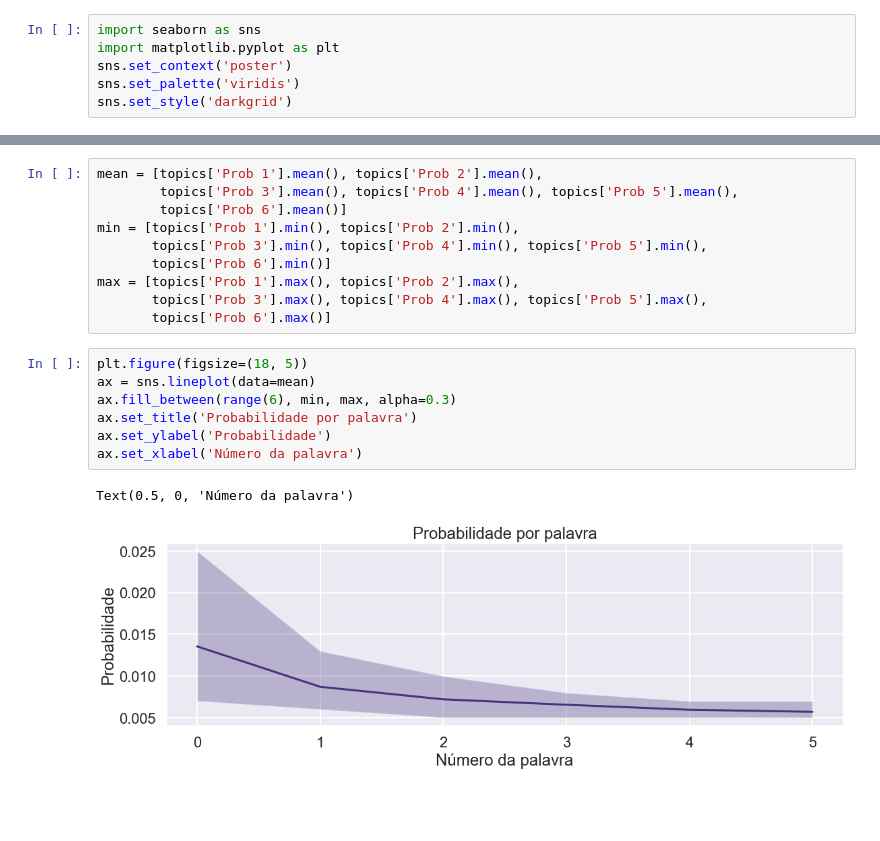
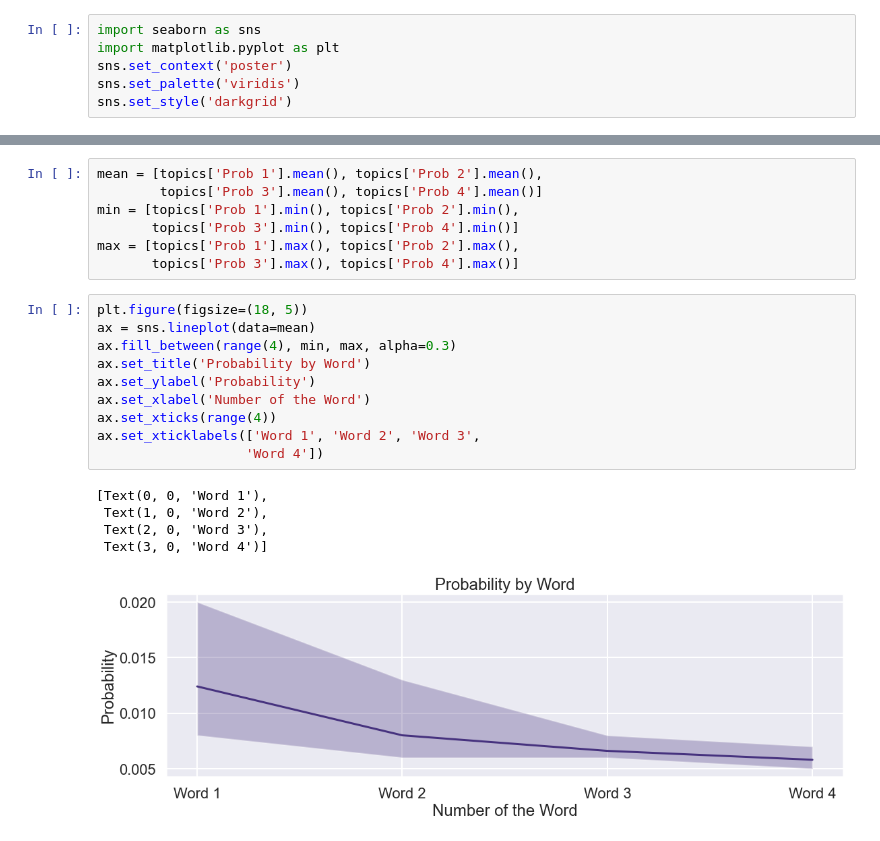
Before and after one commit to GabrielBG0/Mineracao-Repositorios, a Jupyter notebook: final.ipynb, the cells around one changed output, grey strips where cells are left out. Drawn from its saved outputs; the diff is of its cells as text; blank space fills up the shorter version.

```diff
--- a/final.ipynb
+++ b/final.ipynb
@@ -125,23 +91,26 @@ topics.describe()
 # %%
 mean = [topics['Prob 1'].mean(), topics['Prob 2'].mean(),
-        topics['Prob 3'].mean(), topics['Prob 4'].mean(), topics['Prob 5'].mean(),
-        topics['Prob 6'].mean()]
+        topics['Prob 3'].mean(), topics['Prob 4'].mean()]
 min = [topics['Prob 1'].min(), topics['Prob 2'].min(),
-       topics['Prob 3'].min(), topics['Prob 4'].min(), topics['Prob 5'].min(),
-       topics['Prob 6'].min()]
+       topics['Prob 3'].min(), topics['Prob 4'].min()]
 max = [topics['Prob 1'].max(), topics['Prob 2'].max(),
-       topics['Prob 3'].max(), topics['Prob 4'].max(), topics['Prob 5'].max(),
-       topics['Prob 6'].max()]
+       topics['Prob 3'].max(), topics['Prob 4'].max()]
 # %%
 plt.figure(figsize=(18, 5))
 ax = sns.lineplot(data=mean)
-ax.fill_between(range(6), min, max, alpha=0.3)
-ax.set_title('Probabilidade por palavra')
-ax.set_ylabel('Probabilidade')
-ax.set_xlabel('Número da palavra')
+ax.fill_between(range(4), min, max, alpha=0.3)
+ax.set_title('Probability by Word')
+ax.set_ylabel('Probability')
+ax.set_xlabel('Number of the Word')
+ax.set_xticks(range(4))
+ax.set_xticklabels(['Word 1', 'Word 2', 'Word 3',
+                   'Word 4'])
 # %% [output]
-Text(0.5, 0, 'Número da palavra')
+[Text(0, 0, 'Word 1'),
+ Text(1, 0, 'Word 2'),
+ Text(2, 0, 'Word 3'),
+ Text(3, 0, 'Word 4')]
-[figure, old version]
+[figure, new version]
 # %%
 plt.figure(figsize=(18, 5))
 ax = sns.boxplot(data=topics, orient='h')
```
Also changed, not shown: parts of 13 cells of this notebook, 6 other files.
